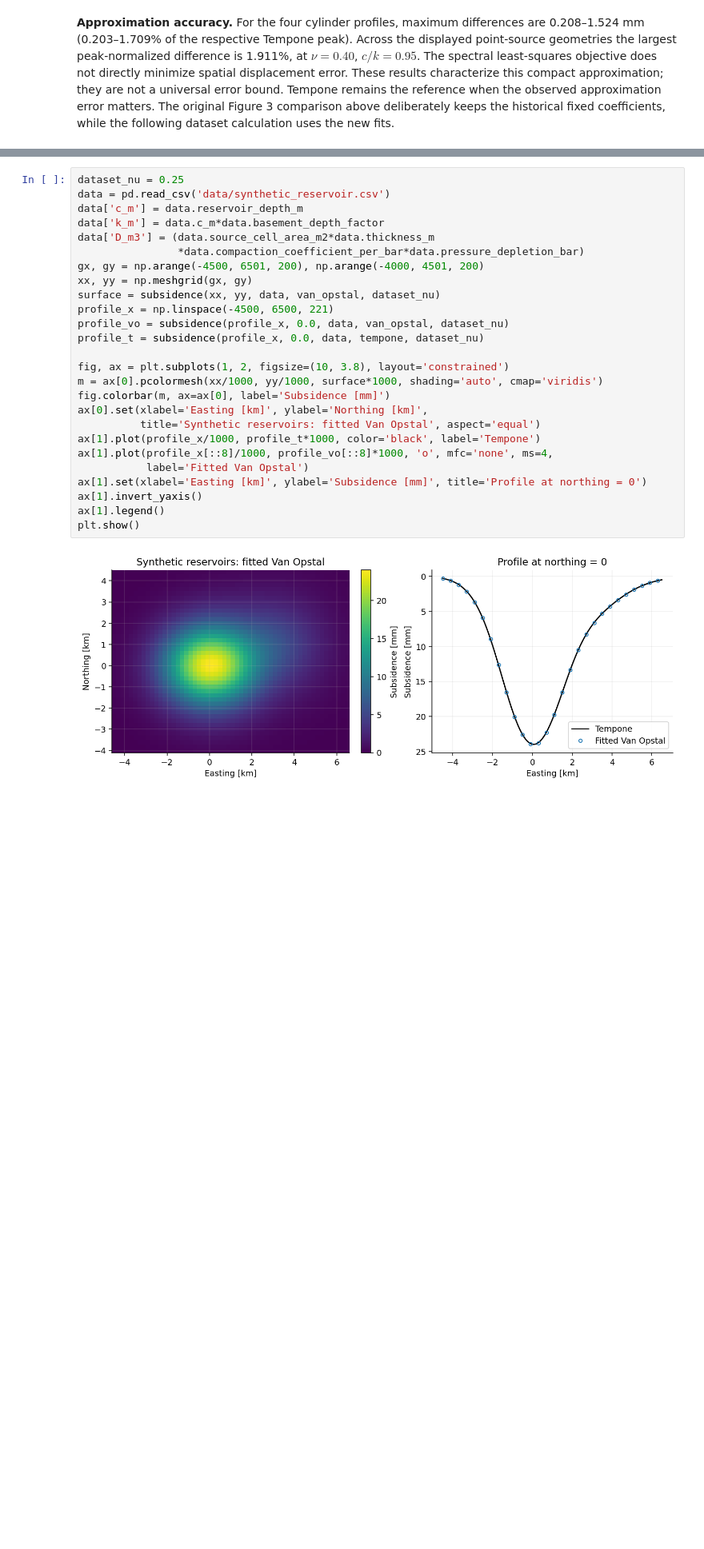
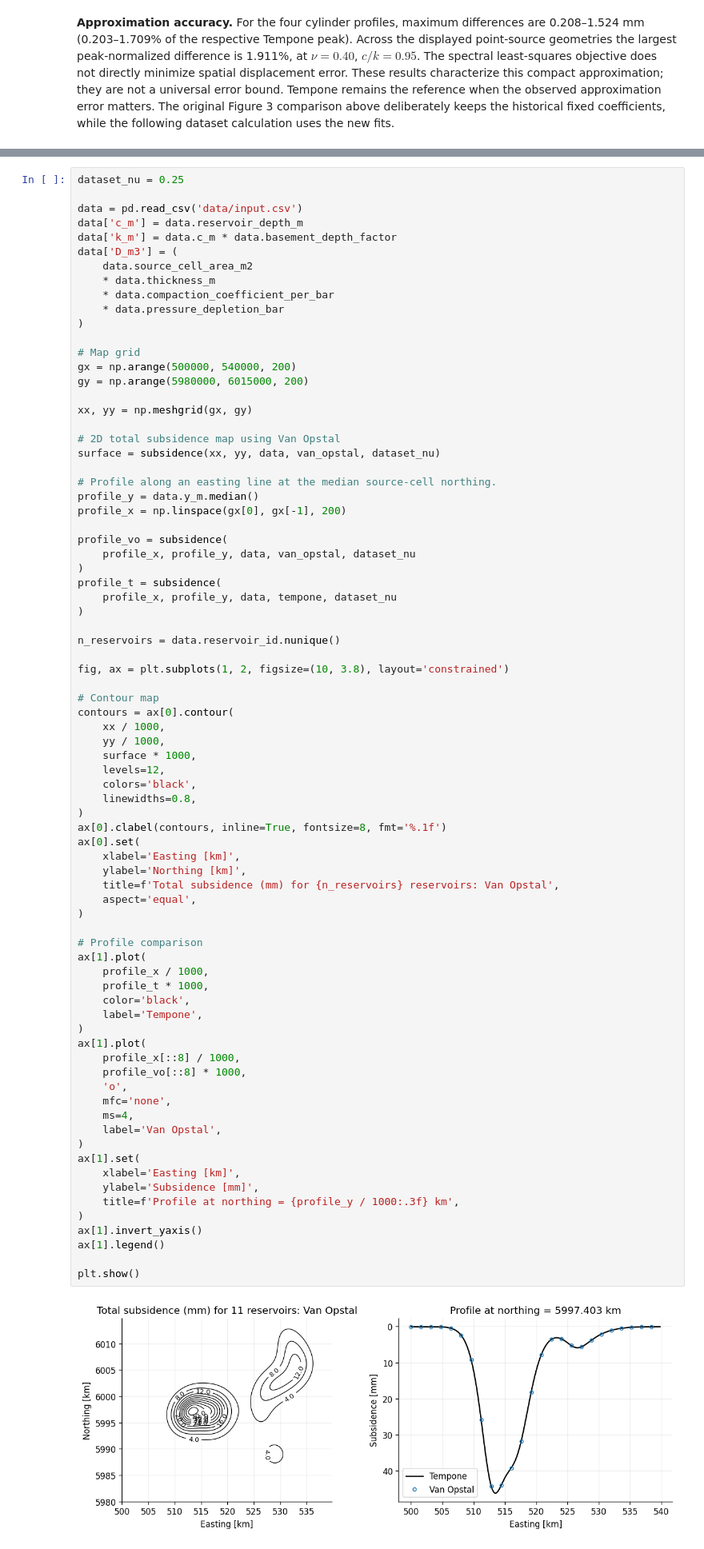
Before and after one commit to asengel/subsidence-model, a Jupyter notebook: subsidence.ipynb, the cells around one changed output, grey strips where cells are left out. Shown at 80% size. Cells and saved outputs as stored; diff of their text form; blank space fills up the shorter version.

Commit message:
Update subsidence notebook and workflow

```diff
--- a/subsidence.ipynb
+++ b/subsidence.ipynb
@@ -310,28 +363,80 @@ coefficients at the prescribed `dataset_nu`. Source-cell and field contributions
 # %%
 dataset_nu = 0.25
-data = pd.read_csv('data/synthetic_reservoir.csv')
+
+data = pd.read_csv('data/input.csv')
 data['c_m'] = data.reservoir_depth_m
-data['k_m'] = data.c_m*data.basement_depth_factor
-data['D_m3'] = (data.source_cell_area_m2*data.thickness_m
-                *data.compaction_coefficient_per_bar*data.pressure_depletion_bar)
-gx, gy = np.arange(-4500, 6501, 200), np.arange(-4000, 4501, 200)
+data['k_m'] = data.c_m * data.basement_depth_factor
+data['D_m3'] = (
+    data.source_cell_area_m2
+    * data.thickness_m
+    * data.compaction_coefficient_per_bar
+    * data.pressure_depletion_bar
+)
+
+# Map grid
+gx = np.arange(500000, 540000, 200)
+gy = np.arange(5980000, 6015000, 200)
+
 xx, yy = np.meshgrid(gx, gy)
+
+# 2D total subsidence map using Van Opstal
 surface = subsidence(xx, yy, data, van_opstal, dataset_nu)
-profile_x = np.linspace(-4500, 6500, 221)
-profile_vo = subsidence(profile_x, 0.0, data, van_opstal, dataset_nu)
-profile_t = subsidence(profile_x, 0.0, data, tempone, dataset_nu)
+
+# Profile along an easting line at the median source-cell northing.
+profile_y = data.y_m.median()
+profile_x = np.linspace(gx[0], gx[-1], 200)
+
+profile_vo = subsidence(
+    profile_x, profile_y, data, van_opstal, dataset_nu
+)
+profile_t = subsidence(
+    profile_x, profile_y, data, tempone, dataset_nu
+)
+
+n_reservoirs = data.reservoir_id.nunique()
 
 fig, ax = plt.subplots(1, 2, figsize=(10, 3.8), layout='constrained')
-m = ax[0].pcolormesh(xx/1000, yy/1000, surface*1000, shading='auto', cmap='viridis')
-fig.colorbar(m, ax=ax[0], label='Subsidence [mm]')
-ax[0].set(xlabel='Easting [km]', ylabel='Northing [km]',
-          title='Synthetic reservoirs: fitted Van Opstal', aspect='equal')
-ax[1].plot(profile_x/1000, profile_t*1000, color='black', label='Tempone')
-ax[1].plot(profile_x[::8]/1000, profile_vo[::8]*1000, 'o', mfc='none', ms=4,
-           label='Fitted Van Opstal')
-ax[1].set(xlabel='Easting [km]', ylabel='Subsidence [mm]', title='Profile at northing = 0')
+
+# Contour map
+contours = ax[0].contour(
+    xx / 1000,
+    yy / 1000,
+    surface * 1000,
+    levels=12,
+    colors='black',
+    linewidths=0.8,
+)
+ax[0].clabel(contours, inline=True, fontsize=8, fmt='%.1f')
+ax[0].set(
+    xlabel='Easting [km]',
+    ylabel='Northing [km]',
+    title=f'Total subsidence (mm) for {n_reservoirs} reservoirs: Van Opstal',
+    aspect='equal',
+)
+
+# Profile comparison
+ax[1].plot(
+    profile_x / 1000,
+    profile_t * 1000,
+    color='black',
+    label='Tempone',
+)
+ax[1].plot(
+    profile_x[::8] / 1000,
+    profile_vo[::8] * 1000,
+    'o',
+    mfc='none',
+    ms=4,
+    label='Van Opstal',
+)
+ax[1].set(
+    xlabel='Easting [km]',
+    ylabel='Subsidence [mm]',
+    title=f'Profile at northing = {profile_y / 1000:.3f} km',
+)
 ax[1].invert_yaxis()
 ax[1].legend()
+
 plt.show()
 # %% [output]
-[figure, old version]
+[figure, new version]
```
Also changed, not shown: parts of 10 cells of this notebook, 5 other files.
